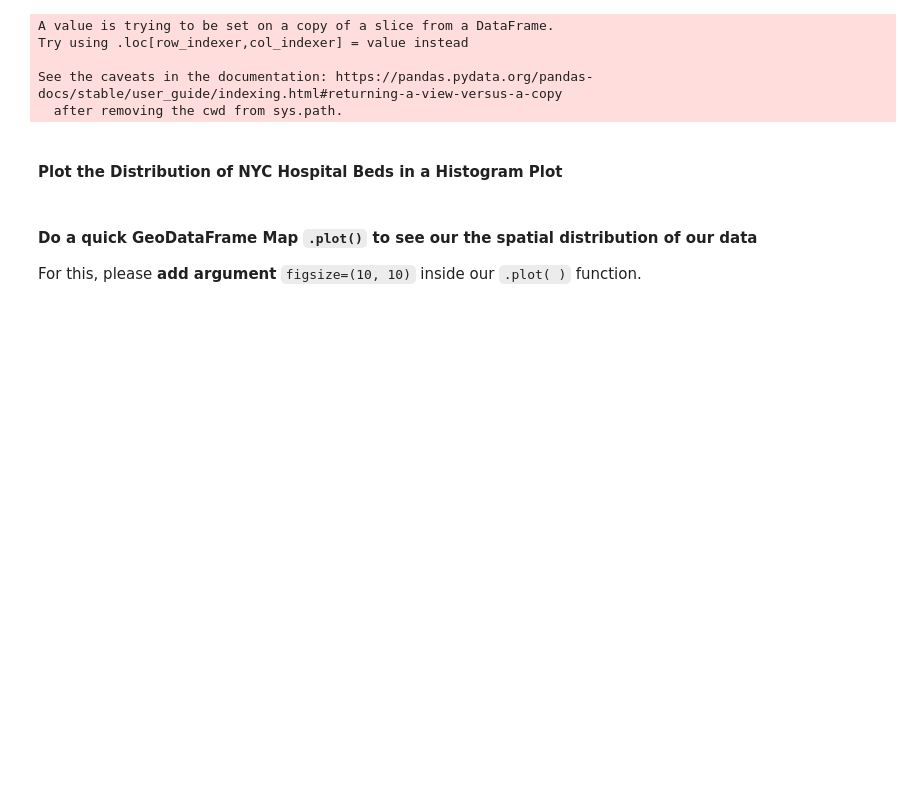
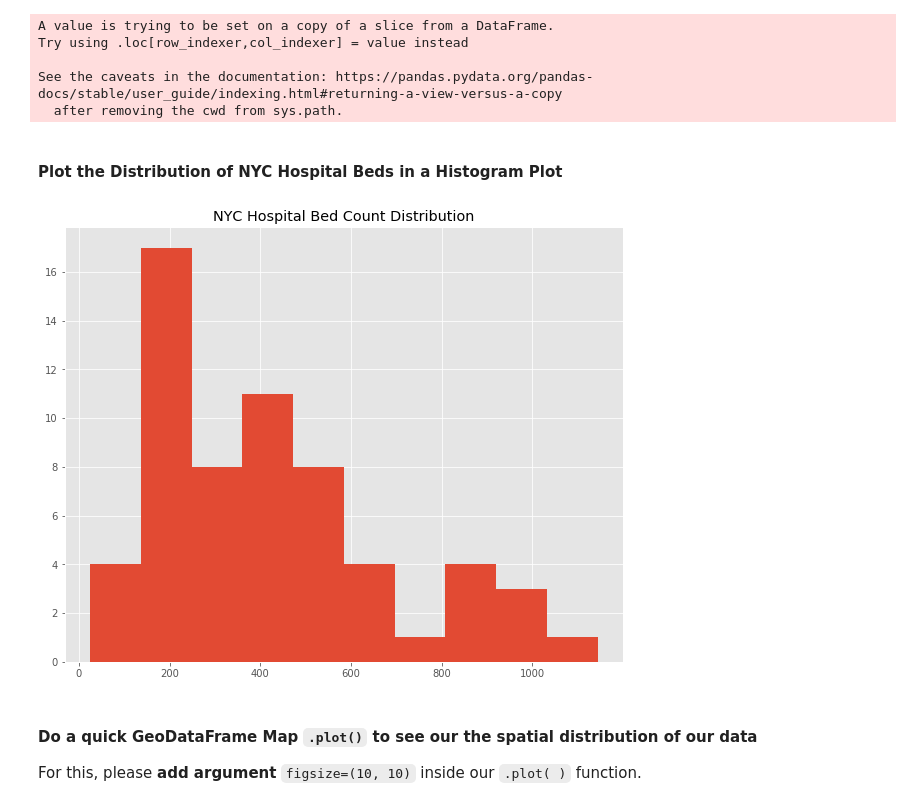
Before and after one commit to katkim0307/pratt-savi-810-2020-03-assignment_02, a Jupyter notebook: assignment_02.ipynb, the cells around one changed output. Saved outputs shown, nothing was run; the diff lists cells and outputs as text; code cells hidden in the pictures; blank space fills up the shorter version.

```diff
--- a/assignment_02.ipynb
+++ b/assignment_02.ipynb
@@ -134,18 +145,16 @@ See the caveats in the documentation: https://pandas.pydata.org/pandas-docs/stab
 # %%
 plt.figure(figsize=(10, 8))
 # leave the above code as-is, this sets the size of your figure.
 
-
+# nyc_hospitals['BEDS'].plot(kind='hist')
+nyc_hospitals['BEDS'].hist()
 
 # enter your code below, plot a Histogram
-# enter your code below, plot a Histogram
-# enter your code below, plot a Histogram
-
-
-
 
 # leave this code here, this adds a title to your plot:
 plt.title('NYC Hospital Bed Count Distribution');
+# %% [output]
+[figure, added]
 # %% [markdown]
 #### Do a quick GeoDataFrame Map  `.plot()` to see our the spatial distribution of our data
 
```
Also changed, not shown: parts of 17 cells of this notebook.
